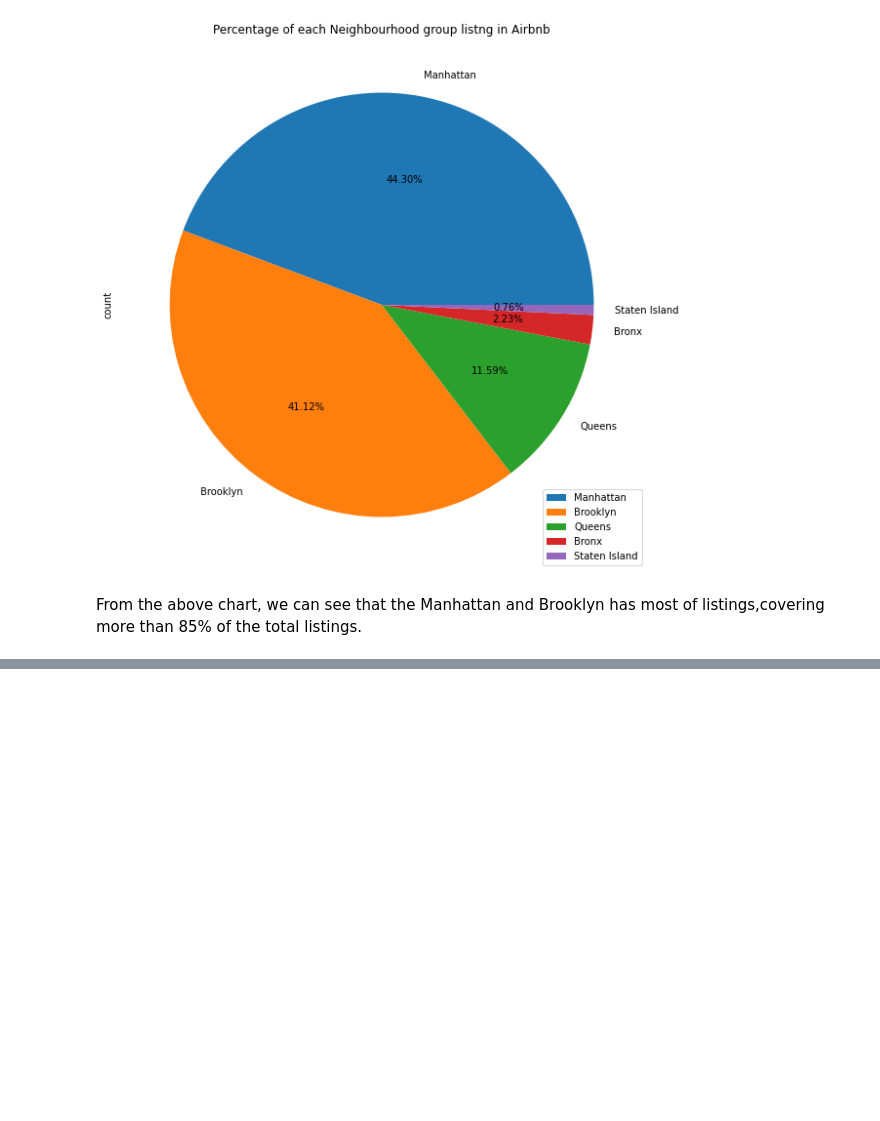
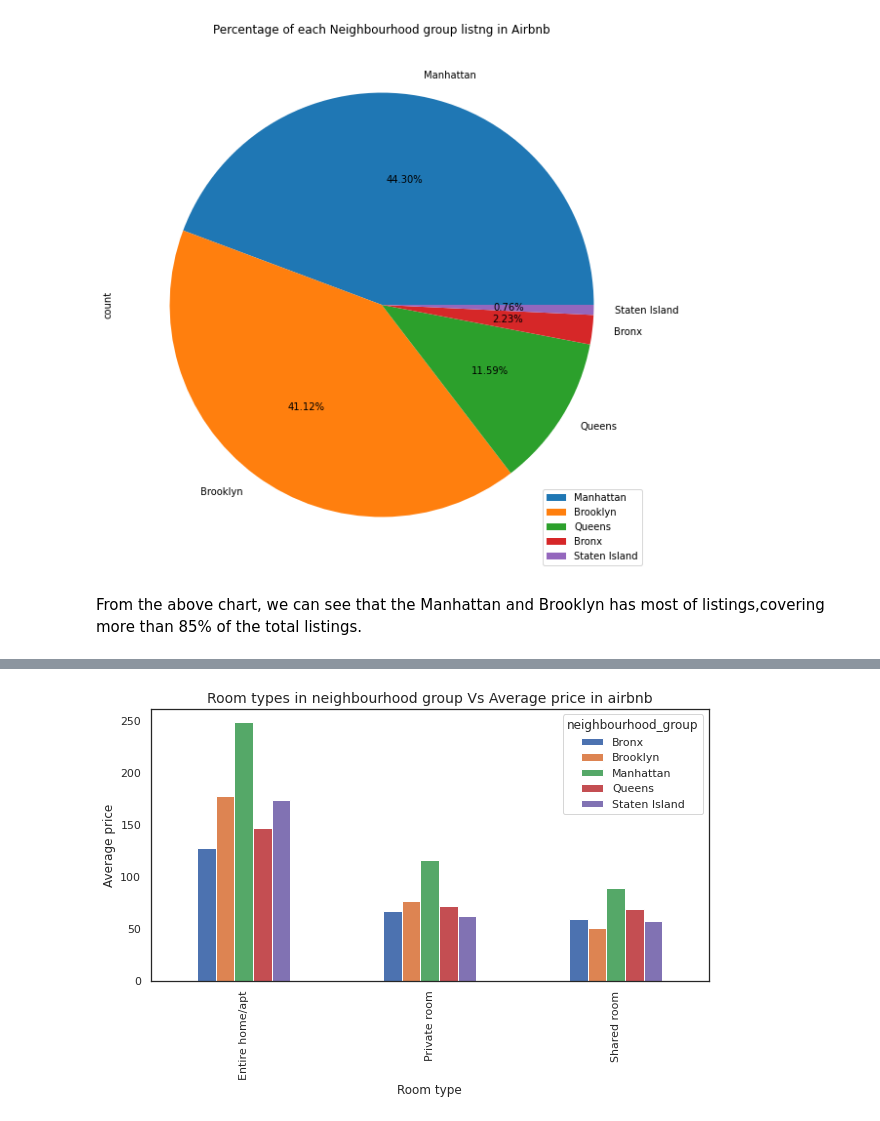
Before and after one commit to ShabuddinDhafedar/Airbnb-Bookings-Analysis, a Jupyter notebook: Airbnb_Bookings_Analysis_Capstone_Project(shabuddin).ipynb, the cells around one changed output, grey strips where cells are left out. Cells and saved outputs as stored; diff of their text form; code cells hidden in the pictures; blank space fills up the shorter version.

```diff
--- a/Airbnb_Bookings_Analysis_Capstone_Project(shabuddin).ipynb
+++ b/Airbnb_Bookings_Analysis_Capstone_Project(shabuddin).ipynb
@@ -260,0 +352,5 @@ From the above chart, we can see that the Manhattan and Brooklyn has most of lis
+# %%
+#Average price with respect to room type and neighbourhood group
+room_type_avgprice = airbnb_df.groupby(['room_type', 'neighbourhood_group'])['price'].mean().reset_index()
+room_type_avgprice.rename(columns={'price':'avg_price'},inplace=True)
+room_type_avgprice
@@ -260,0 +374,9 @@ From the above chart, we can see that the Manhattan and Brooklyn has most of lis
+# %%
+#01 Price analysis with respect to room type and neighbourhood group with Barplot
+fig = pd.pivot_table(room_type_avgprice,index='room_type',columns='neighbourhood_group',values='avg_price').plot.bar(figsize=(10,5))
+fig.set_title('Room types in neighbourhood group Vs Average price in airbnb',fontsize=14)
+fig.set_xlabel('Room type')
+fig.set_ylabel('Average price')
+plt.show()
+# %% [output]
+[figure, added]
```
Also changed, not shown: parts of 18 cells of this notebook.
